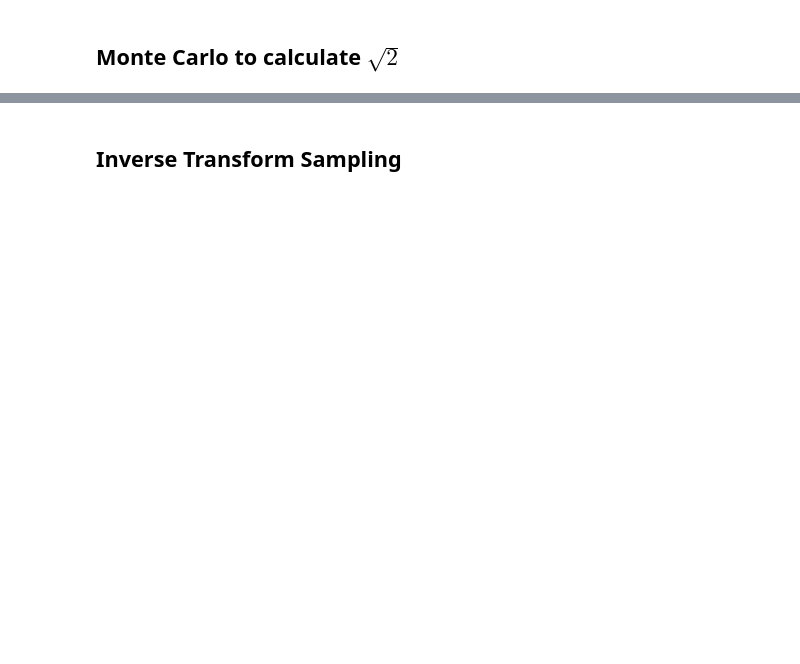
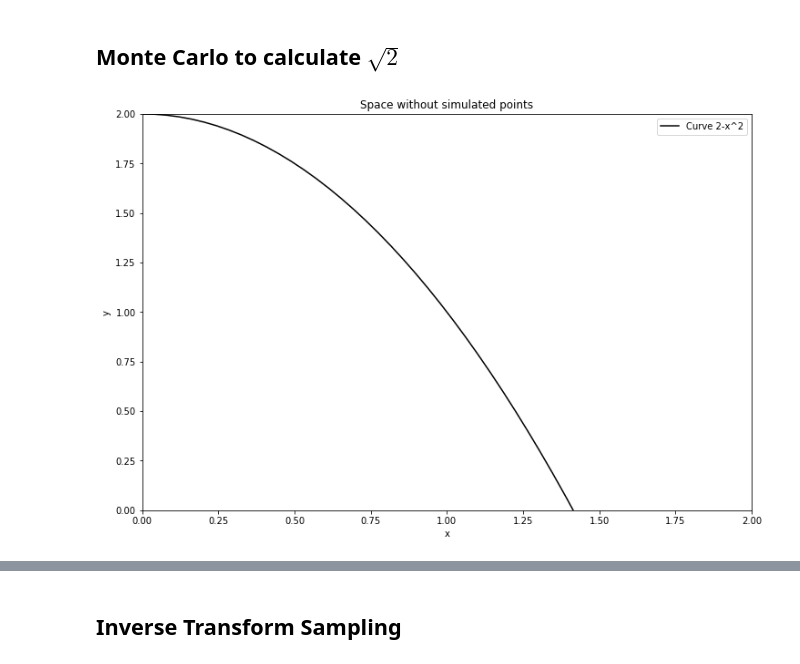
Before and after one commit to gabrielvieira37/PESC-COPPE, a Jupyter notebook: MCMC/McMc_homework3.ipynb, the cells around one changed output, grey strips where cells are left out. Cells and saved outputs as stored; diff of their text form; code cells hidden in the pictures; blank space fills up the shorter version.

Commit message:
Add Inverse transform sampling and MC to find sqrt

```diff
--- a/MCMC/McMc_homework3.ipynb
+++ b/MCMC/McMc_homework3.ipynb
@@ -11,3 +14,10 @@ import gc
 # gc.collect()
 # %% [markdown]
 ## Monte Carlo to calculate $\sqrt 2$
+# %%
+def curve(x):
+    """
+    Curve defined to find 2^(0.5)
+    f(x) = 2 - x^2
+    """
+    return 2-x**2
@@ -13,0 +90,13 @@ import gc
+# %%
+plt.figure(figsize=(12,8))
+plt.ylim(bottom=0, top=2)
+plt.xlim(left=0, right=2)
+plt.title("Space without simulated points")
+plt.xlabel("x")
+plt.ylabel("y")
+x = np.linspace(0,2,50)
+plt.plot(x,curve(x), 'k', label='Curve 2-x^2')
+plt.legend()
+plt.show()
+# %% [output]
+[figure, added]
```
Also changed, not shown: parts of 19 cells of this notebook.
